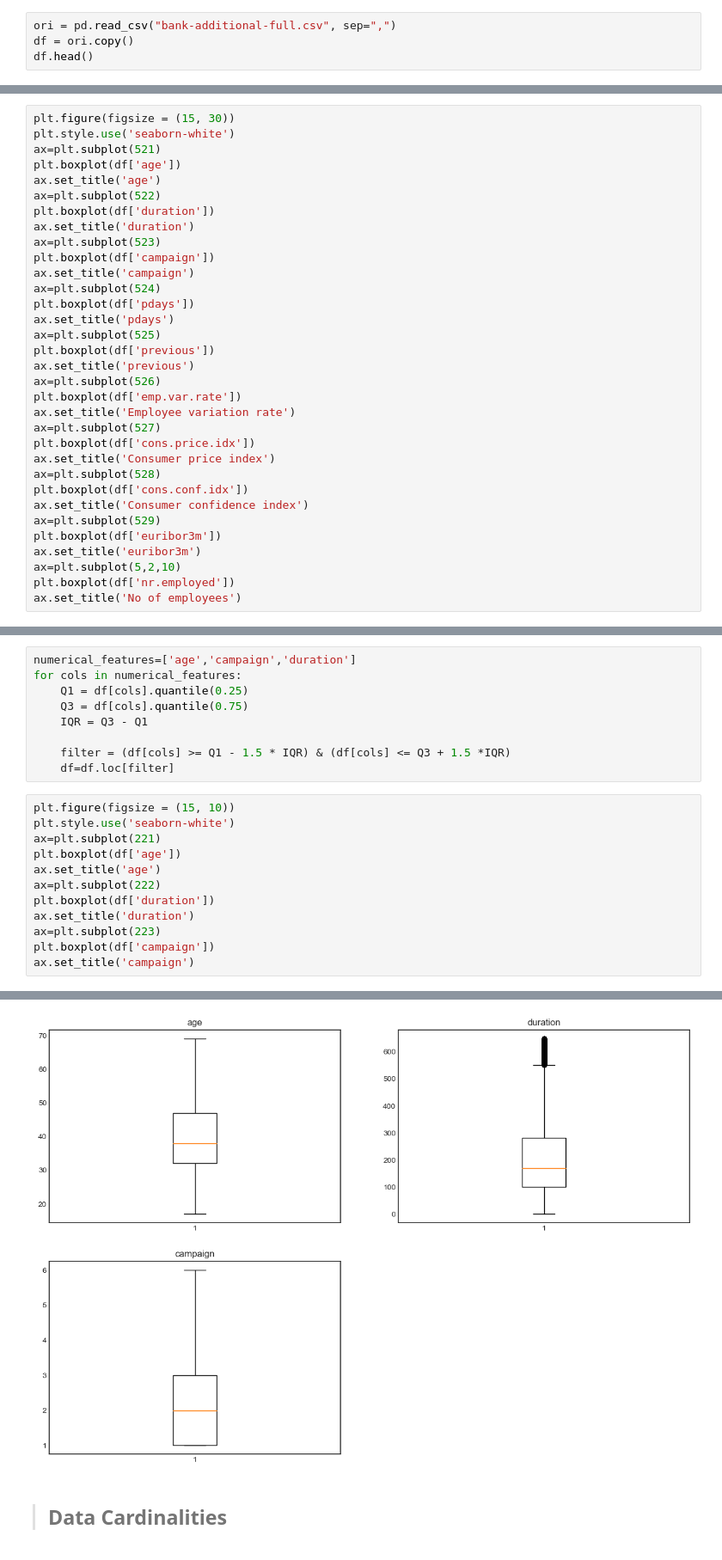
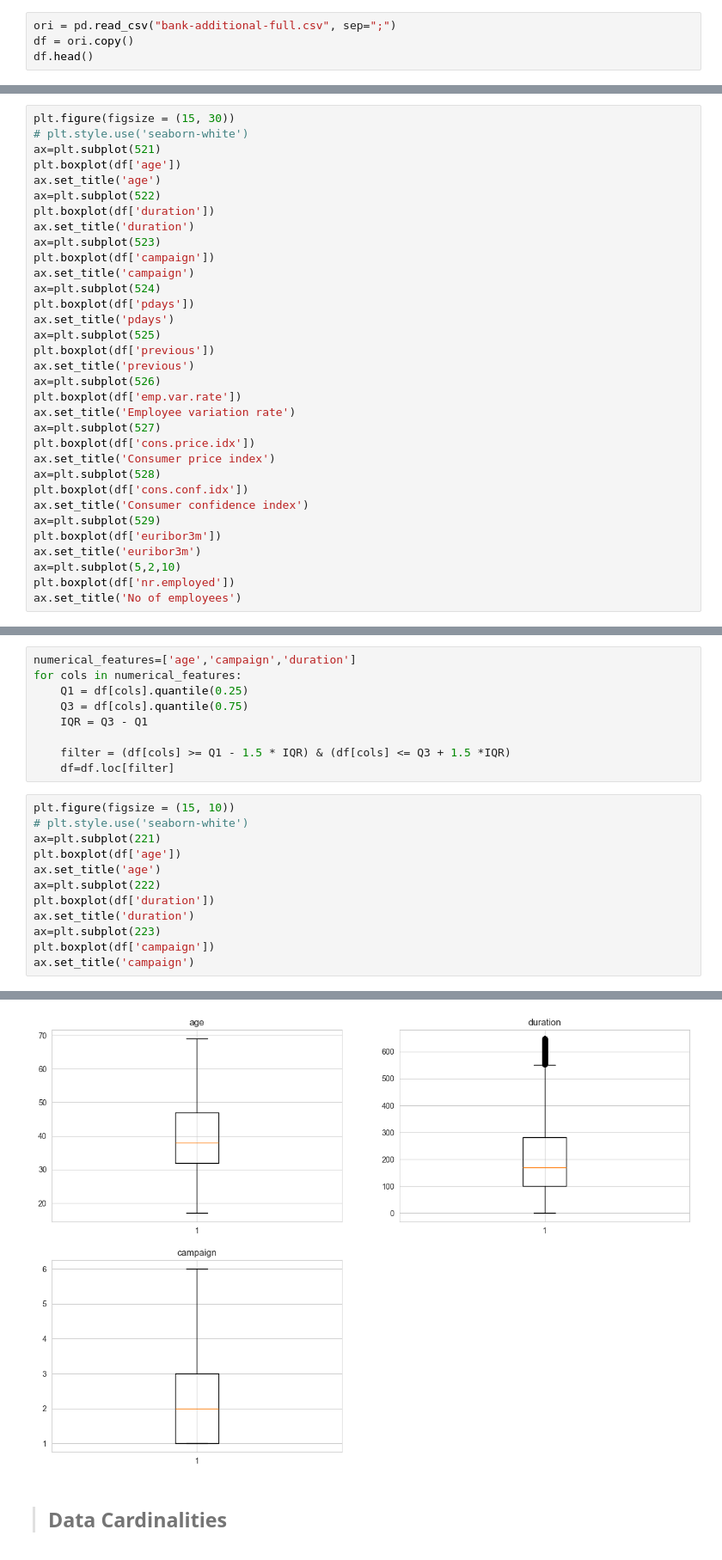
Before and after one commit to team-theta-dtids/final-project, a Jupyter notebook: main_new.ipynb, the cells around one changed output, grey strips where cells are left out. Shown at 86% size. Drawn from its saved outputs; the diff is of its cells as text.

```diff
--- a/main_new.ipynb
+++ b/main_new.ipynb
@@ -78,7 +78,7 @@ import seaborn as sns
 import scipy.stats as stats
 import plotly.express as px
 # %%
-ori = pd.read_csv("bank-additional-full.csv", sep=",")
+ori = pd.read_csv("bank-additional-full.csv", sep=";")
 df = ori.copy()
 df.head()
 # %% [output]
@@ -224,7 +224,7 @@ plt.show()
 >## Outlier
 # %%
 plt.figure(figsize = (15, 30))
-plt.style.use('seaborn-white')
+# plt.style.use('seaborn-white')
 ax=plt.subplot(521)
 plt.boxplot(df['age'])
 ax.set_title('age')
@@ -269,19 +269,19 @@ for cols in numerical_features:
     df=df.loc[filter]
 # %%
 plt.figure(figsize = (15, 10))
-plt.style.use('seaborn-white')
+# plt.style.use('seaborn-white')
 ax=plt.subplot(221)
 plt.boxplot(df['age'])
 ax.set_title('age')
 ax=plt.subplot(222)
 plt.boxplot(df['duration'])
 ax.set_title('duration')
 ax=plt.subplot(223)
 plt.boxplot(df['campaign'])
 ax.set_title('campaign')
 # %% [output]
 Text(0.5, 1.0, 'campaign')
-[figure, old version]
+[figure, new version]
 # %% [markdown]
 >## Data Cardinalities
 # %%
```
Also changed, not shown: parts of 81 cells of this notebook.
